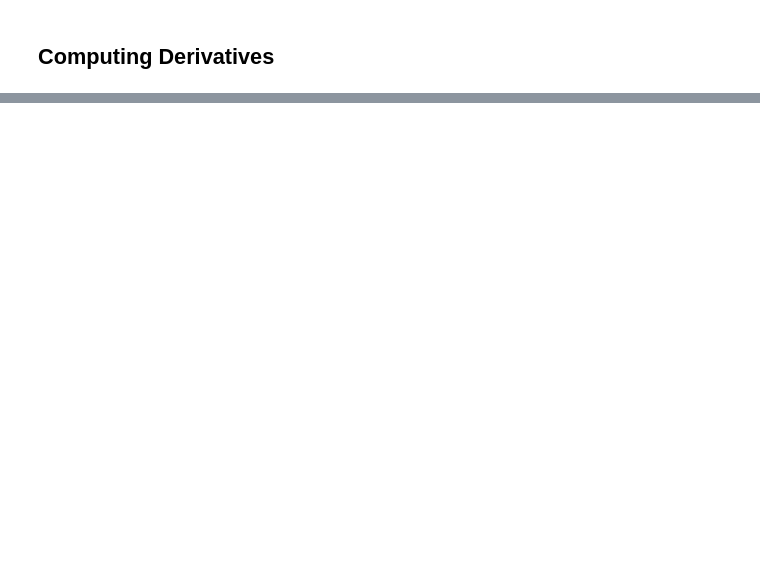
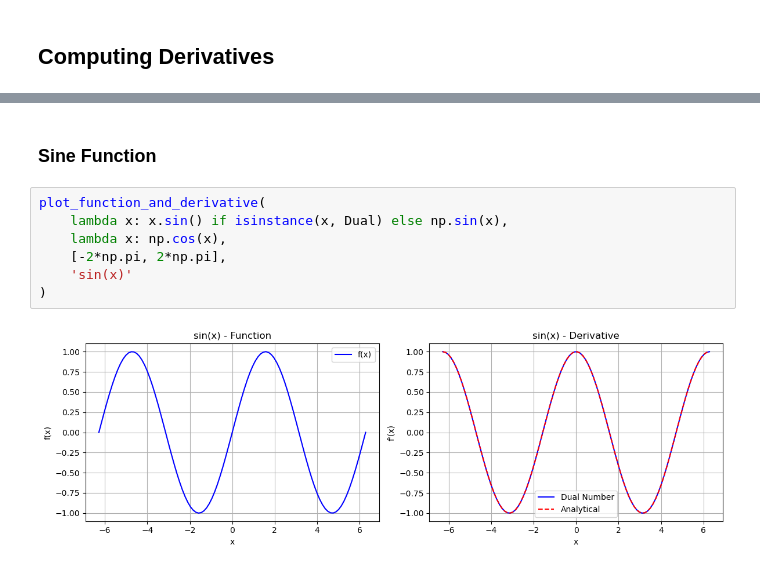
Before and after one commit to AprilQx/Master-Project-C1, a Jupyter notebook: dual_autodiff/docs/tutorial/dual_autodiff.ipynb, the cells around one changed output, grey strips where cells are left out. Saved outputs shown, nothing was run; the diff lists cells and outputs as text; blank space fills up the shorter version.

```diff
--- a/dual_autodiff/docs/tutorial/dual_autodiff.ipynb
+++ b/dual_autodiff/docs/tutorial/dual_autodiff.ipynb
@@ -66,0 +152,11 @@ Division: x/y=0.33+0.22ε
+# %% [markdown]
+### Sine Function
+# %%
+plot_function_and_derivative(
+    lambda x: x.sin() if isinstance(x, Dual) else np.sin(x),
+    lambda x: np.cos(x),
+    [-2*np.pi, 2*np.pi],
+    'sin(x)'
+)
+# %% [output]
+[figure, added]
```
Also changed, not shown: parts of 24 cells of this notebook, 1 other file.
